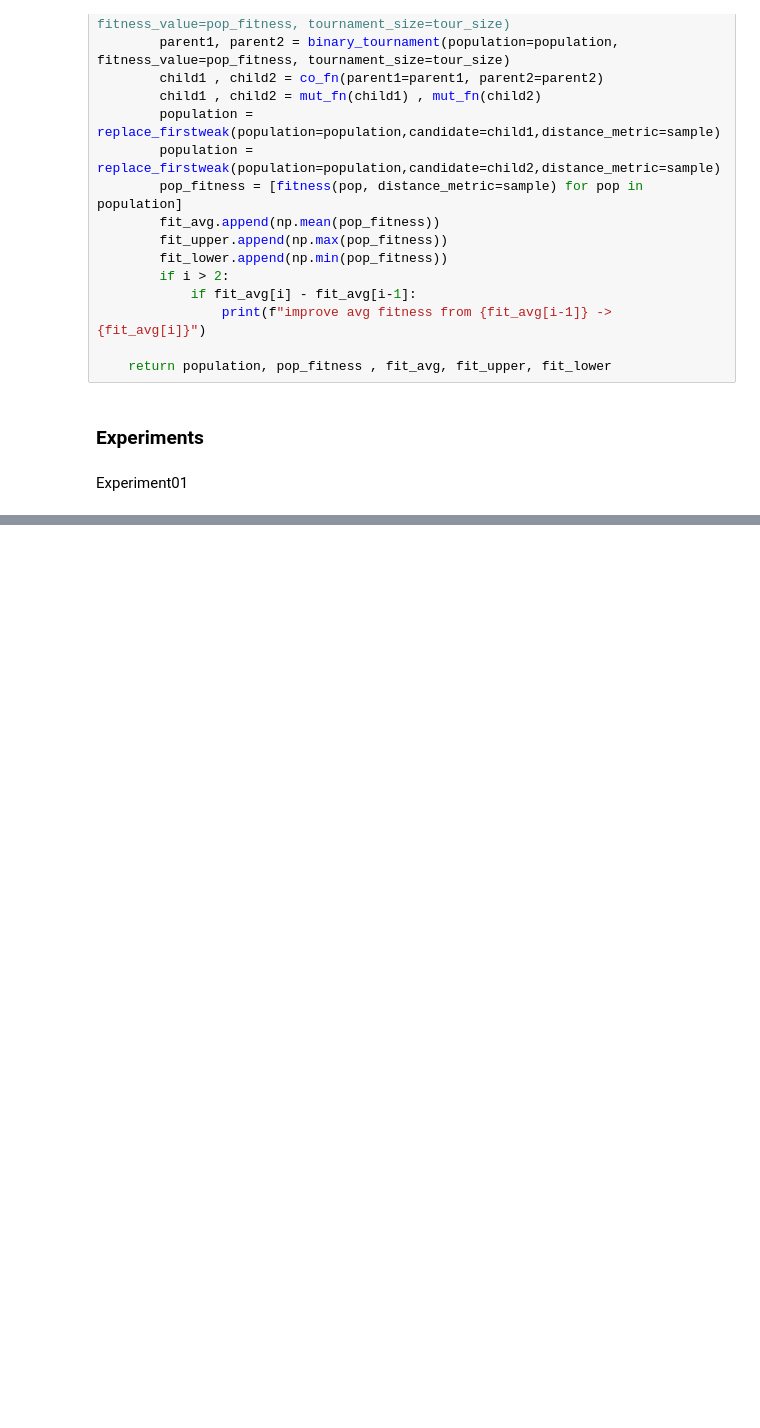
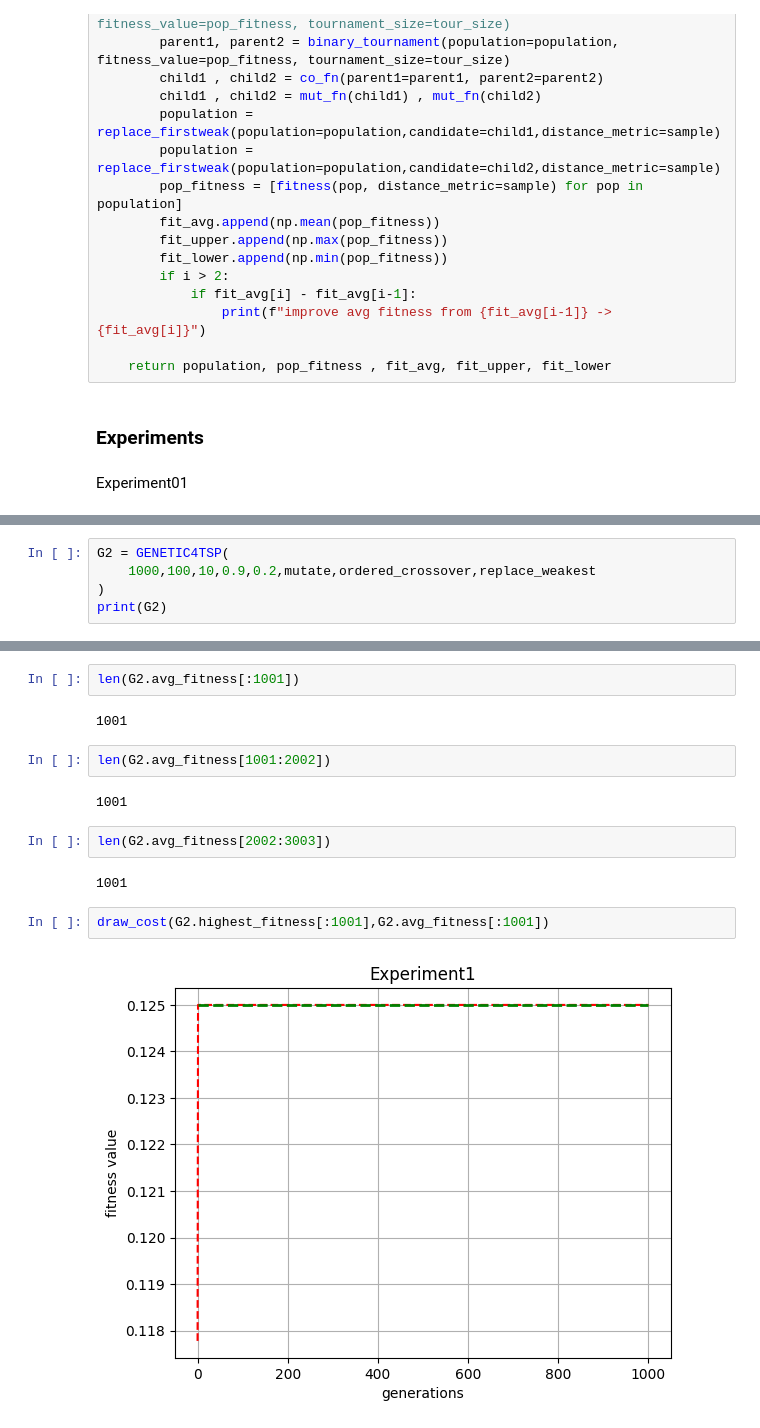
Before and after one commit to thatbeer/Nature_inspired, a Jupyter notebook: project01/exp_sample.ipynb, the cells around one changed output, grey strips where cells are left out. Drawn from its saved outputs; the diff is of its cells as text; blank space fills up the shorter version.

```diff
--- a/project01/exp_sample.ipynb
+++ b/project01/exp_sample.ipynb
@@ -114,0 +181,5 @@ plt.show()
+# %%
+G2 = GENETIC4TSP(
+    1000,100,10,0.9,0.2,mutate,ordered_crossover,replace_weakest
+)
+print(G2)
@@ -114,0 +209,16 @@ plt.show()
+# %%
+len(G2.avg_fitness[:1001])
+# %% [output]
+1001
+# %%
+len(G2.avg_fitness[1001:2002])
+# %% [output]
+1001
+# %%
+len(G2.avg_fitness[2002:3003])
+# %% [output]
+1001
+# %%
+draw_cost(G2.highest_fitness[:1001],G2.avg_fitness[:1001])
+# %% [output]
+[figure, added]
```
Also changed, not shown: parts of 21 cells of this notebook, 2 other files.
